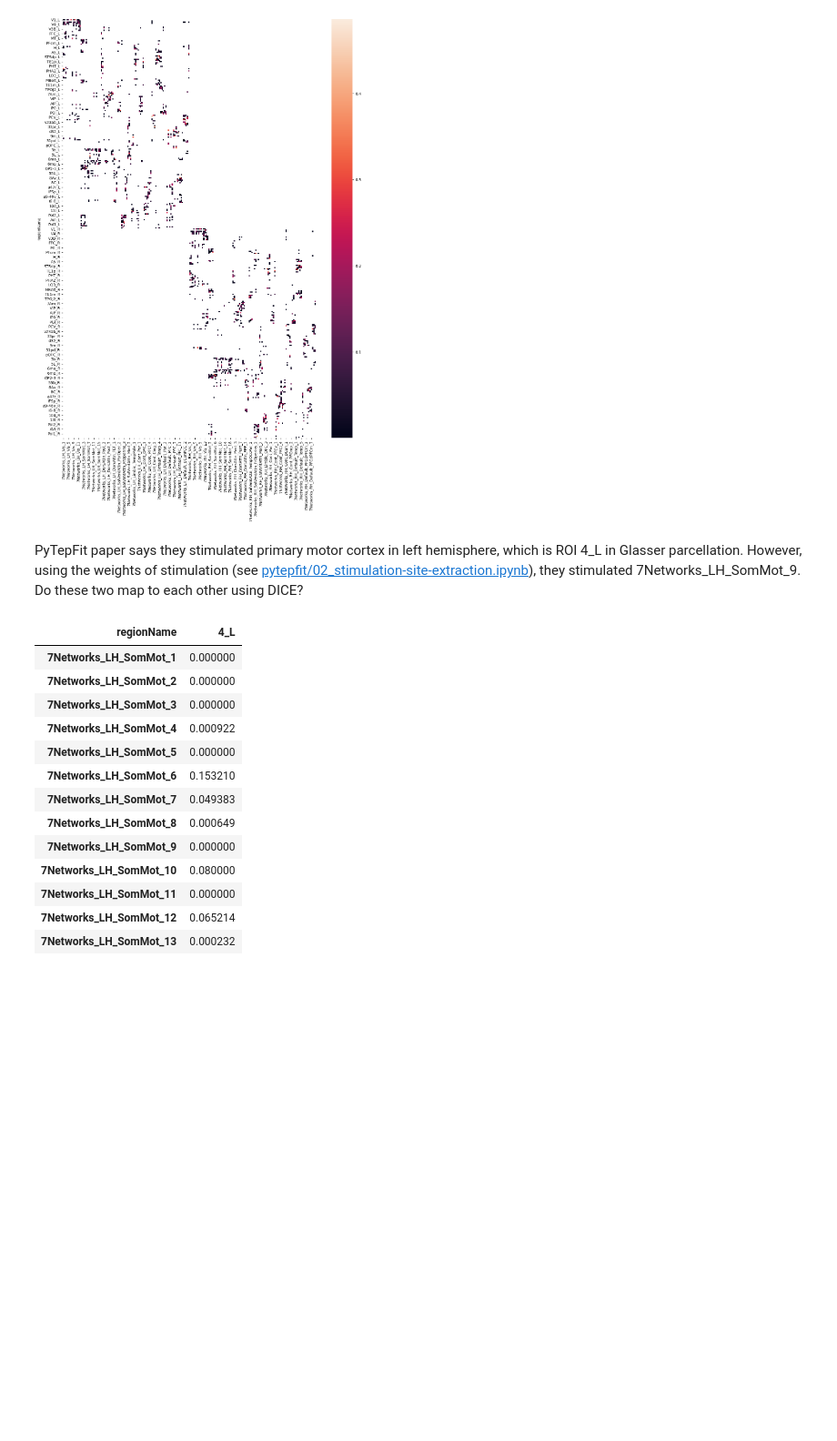
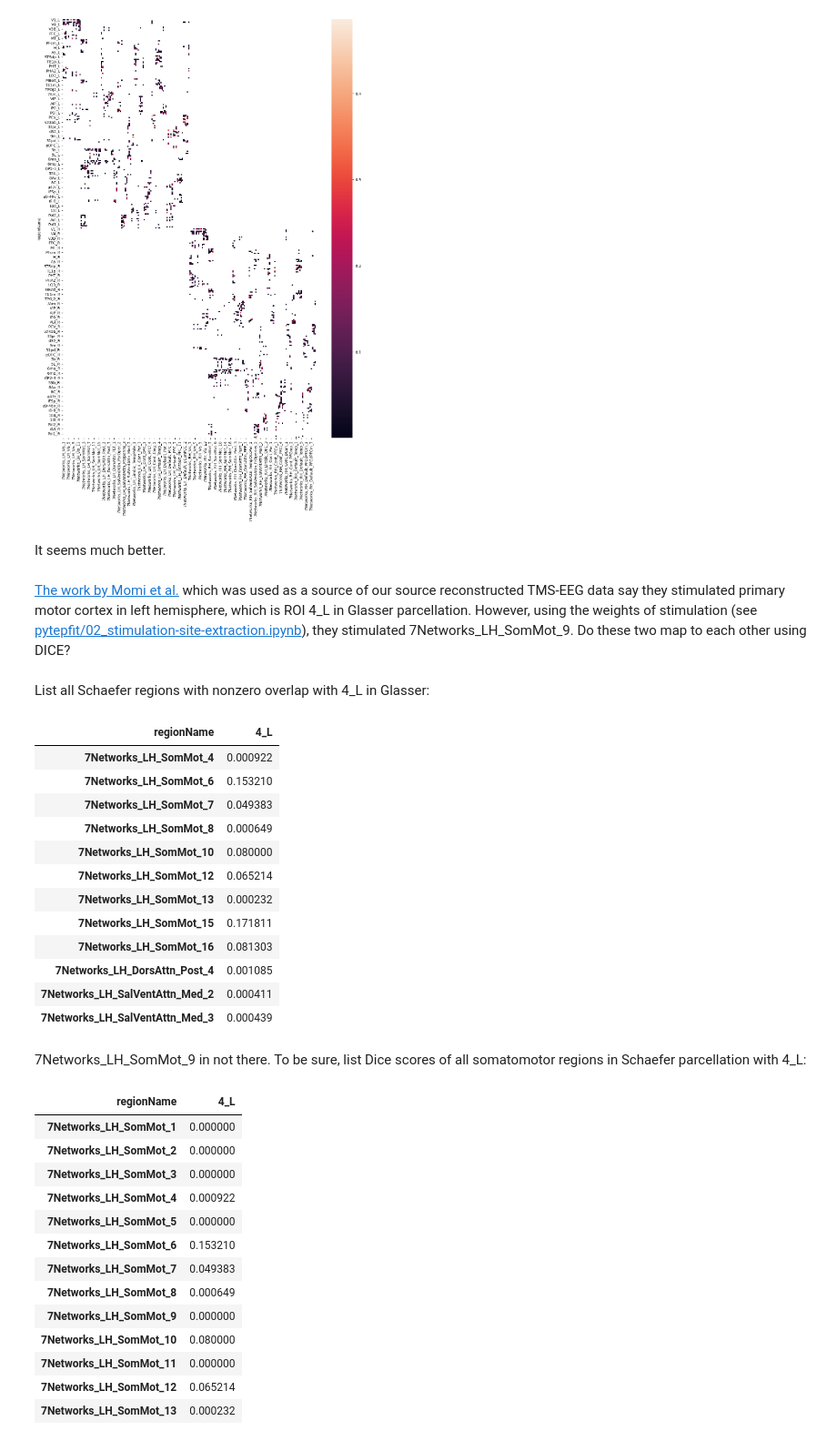
Before and after one commit to Katterrina/fimuni_thesis, a Jupyter notebook: notebooks/XX_centroids_and_parcellations/DICE_02_glasser-schaefer200_maxdice.ipynb, the cells around one changed output. Shown at 91% size. Drawn from its saved outputs; the diff is of its cells as text; code cells hidden in the pictures; blank space fills up the shorter version.

```diff
--- a/notebooks/XX_centroids_and_parcellations/DICE_02_glasser-schaefer200_maxdice.ipynb
+++ b/notebooks/XX_centroids_and_parcellations/DICE_02_glasser-schaefer200_maxdice.ipynb
@@ -89,6 +93,29 @@ sns.heatmap(df_dice_schaefer, mask=df_dice_schaefer == 0.0, ax=ax)
 # %% [output]
 <Axes: ylabel='regionName'>
 [figure]
+# %% [markdown]
+It seems much better.
 # %% [markdown]
-PyTepFit paper says they stimulated primary motor cortex in left hemisphere, which is ROI 4_L in Glasser parcellation. However, using the weights of stimulation (see [pytepfit/02_stimulation-site-extraction.ipynb](../02_pytepfit/02_stimulation-site-extraction.ipynb)), they stimulated 7Networks_LH_SomMot_9. Do these two map to each other using DICE?
+[The work by Momi et al.](https://doi.org/10.7554/eLife.83232) which was used as a source of our source reconstructed TMS-EEG data say they stimulated primary motor cortex in left hemisphere, which is ROI 4_L in Glasser parcellation. However, using the weights of stimulation (see [pytepfit/02_stimulation-site-extraction.ipynb](../02_pytepfit/02_stimulation-site-extraction.ipynb)), they stimulated 7Networks_LH_SomMot_9. Do these two map to each other using DICE?
+# %% [markdown]
+List all Schaefer regions with nonzero overlap with 4_L in Glasser:
+# %%
+df_dice_4_L = df_dice_schaefer[df_dice_schaefer.index == "4_L"].transpose()
+df_dice_4_L[df_dice_4_L["4_L"] > 0]
+# %% [output]
+| regionName | 4_L |
+| 7Networks_LH_SomMot_4 | 0.000922 |
+| 7Networks_LH_SomMot_6 | 0.153210 |
+| 7Networks_LH_SomMot_7 | 0.049383 |
+| 7Networks_LH_SomMot_8 | 0.000649 |
+| 7Networks_LH_SomMot_10 | 0.080000 |
+| 7Networks_LH_SomMot_12 | 0.065214 |
+| 7Networks_LH_SomMot_13 | 0.000232 |
+| 7Networks_LH_SomMot_15 | 0.171811 |
+| 7Networks_LH_SomMot_16 | 0.081303 |
+| 7Networks_LH_DorsAttn_Post_4 | 0.001085 |
+| 7Networks_LH_SalVentAttn_Med_2 | 0.000411 |
+| 7Networks_LH_SalVentAttn_Med_3 | 0.000439 |
+# %% [markdown]
+7Networks_LH_SomMot_9 in not there. To be sure, list Dice scores of all somatomotor regions in Schaefer parcellation with 4_L:
 # %%
```
Also changed, not shown: parts of 13 cells of this notebook, 4 other files.
